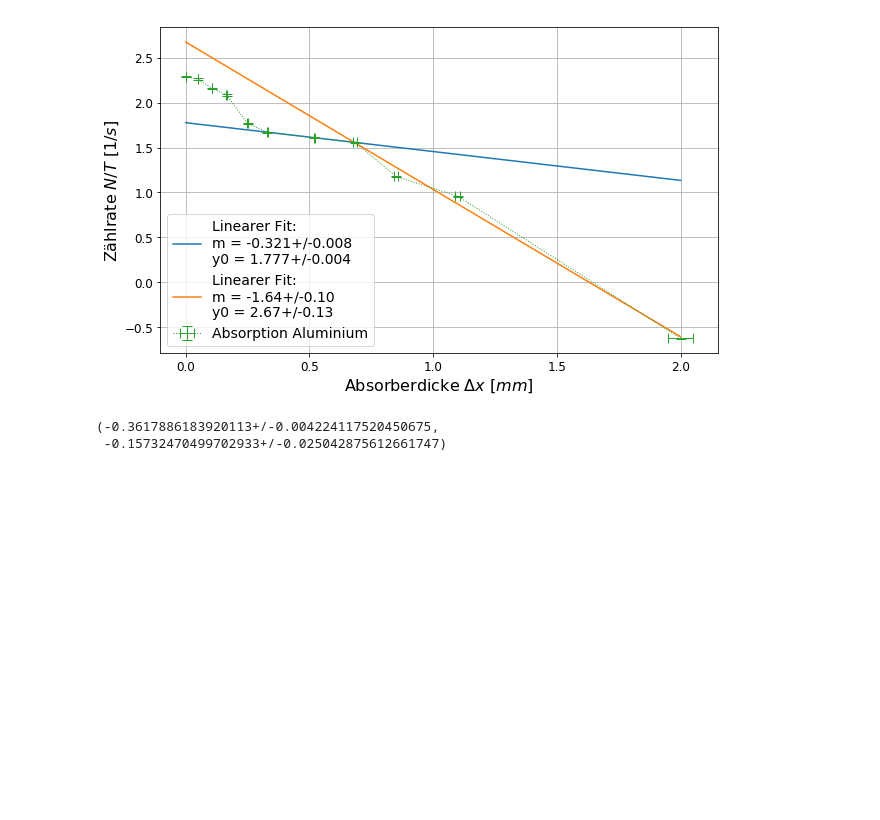
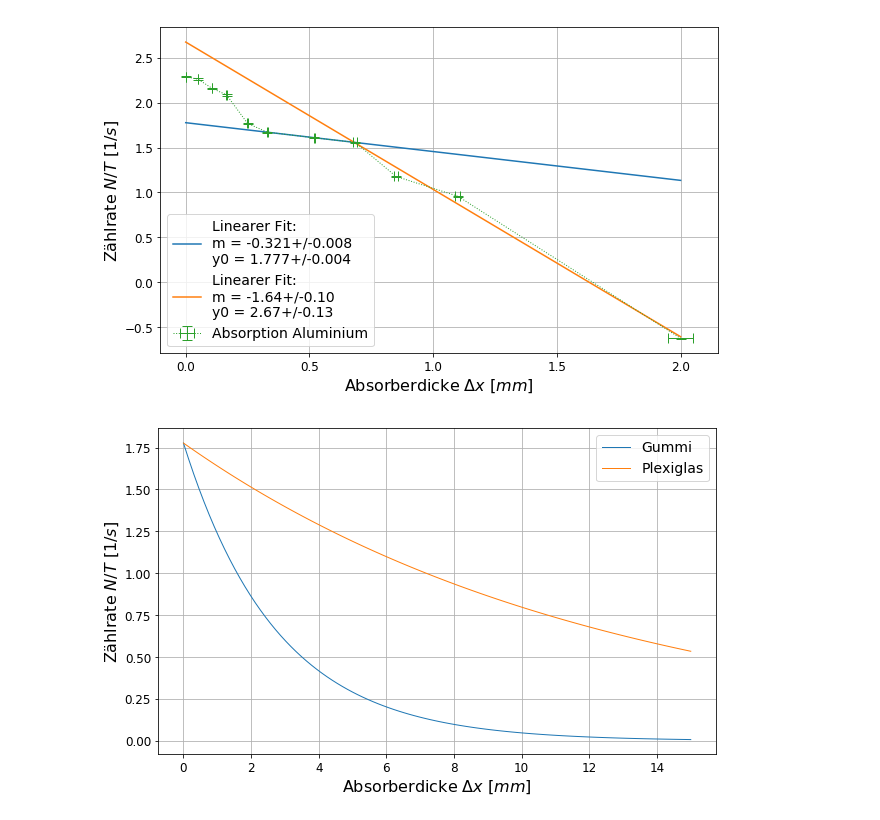
Before and after one commit to dfb159/Studium, a Jupyter notebook: Exp1/Versuchsbericht 14 - A3/11Mi_A3_02_05_2018.ipynb, the cells around one changed output. Drawn from its saved outputs; the diff is of its cells as text; code cells hidden in the pictures; blank space fills up the shorter version.

Commit message:
gummi plexi diagramme

```diff
--- a/Exp1/Versuchsbericht 14 - A3/11Mi_A3_02_05_2018.ipynb
+++ b/Exp1/Versuchsbericht 14 - A3/11Mi_A3_02_05_2018.ipynb
@@ -229,22 +232,38 @@ plt.show()
 
 a = N_gummi/T_gummi
 # Gummi
-b1 = unp.log(absorbAlu01/a) / d_gummi
-b2 = unp.log(absorbAlu02/a) / d_gummi
-latex_printValue(-b1*10, "absorptionGummi1_cm-1")
-latex_printValue(-b1*10/rho_Gummi, "absorptionMasseGummi1_cm2g-1")
-latex_printValue(-b2*10, "absorptionGummi2_cm-1")
-latex_printValue(-b2*10/rho_Gummi, "absorptionMasseGummi2_cm2g-1")
+b_gummi1 = unp.log(absorbAlu01/a) / d_gummi
+b_gummi2 = unp.log(absorbAlu02/a) / d_gummi
+latex_printValue(-b_gummi1*10, "absorptionGummi1_cm-1")
+latex_printValue(-b_gummi1*10/rho_Gummi, "absorptionMasseGummi1_cm2g-1")
+latex_printValue(-b_gummi2*10, "absorptionGummi2_cm-1")
+latex_printValue(-b_gummi2*10/rho_Gummi, "absorptionMasseGummi2_cm2g-1")
 
 a = N_plexi/T_plexi
 # Plexiglas
-b1 = unp.log(absorbAlu01/a) / d_plexi
-b2 = unp.log(absorbAlu02/a) / d_plexi
-latex_printValue(-b1*10, "absorptionPlexi1_cm-1")
-latex_printValue(-b1*10/rho_Gummi, "absorptionMassePlexi1_cm2g-1")
-latex_printValue(-b2*10, "absorptionPlexi2_cm-1")
-latex_printValue(-b2*10/rho_Gummi, "absorptionMassePlexi2_cm2g-1")
-b1, b2
+b_plexi1 = unp.log(absorbAlu01/a) / d_plexi
+b_plexi2 = unp.log(absorbAlu02/a) / d_plexi
+latex_printValue(-b_plexi1*10, "absorptionPlexi1_cm-1")
+latex_printValue(-b_plexi1*10/rho_Gummi, "absorptionMassePlexi1_cm2g-1")
+latex_printValue(-b_plexi2*10, "absorptionPlexi2_cm-1")
+latex_printValue(-b_plexi2*10/rho_Gummi, "absorptionMassePlexi2_cm2g-1")
-# %% [output]
-(-0.3617886183920113+/-0.004224117520450675,
- -0.15732470499702933+/-0.025042875612661747)
+# %%
+# diagramm: Gummi und Plexi Diagramm
+fig=plt.figure(figsize=fig_size)
+
+x = num.linspace(0,15,100)
+y1 = absorbAlu01 * unp.exp(b_gummi1 * x)
+y2 = absorbAlu01 * unp.exp(-b_plexi1 * x)
+plt.plot(unv(x), unv(y1), linewidth=1, label='Gummi')
+plt.plot(unv(x), unv(y2), linewidth=1, label='Plexiglas')
+
+#plt.xlim(0,1200)
+plt.legend(prop={'size':fig_legendsize})
+plt.grid()
+plt.tick_params(labelsize=fig_labelsize)
+plt.xlabel("Absorberdicke $\Delta x$ [$mm$]", {'fontsize':fig_legendsize+2})
+plt.ylabel("Zählrate $N/T$ [$1/s$]", {'fontsize': fig_legendsize+2})
+plt.savefig("data/GummiPlexiAbsorber1.pdf")
+plt.show()
+# %% [output]
+[figure, added]
```
Also changed, not shown: parts of 2 cells of this notebook, 5 other files.
